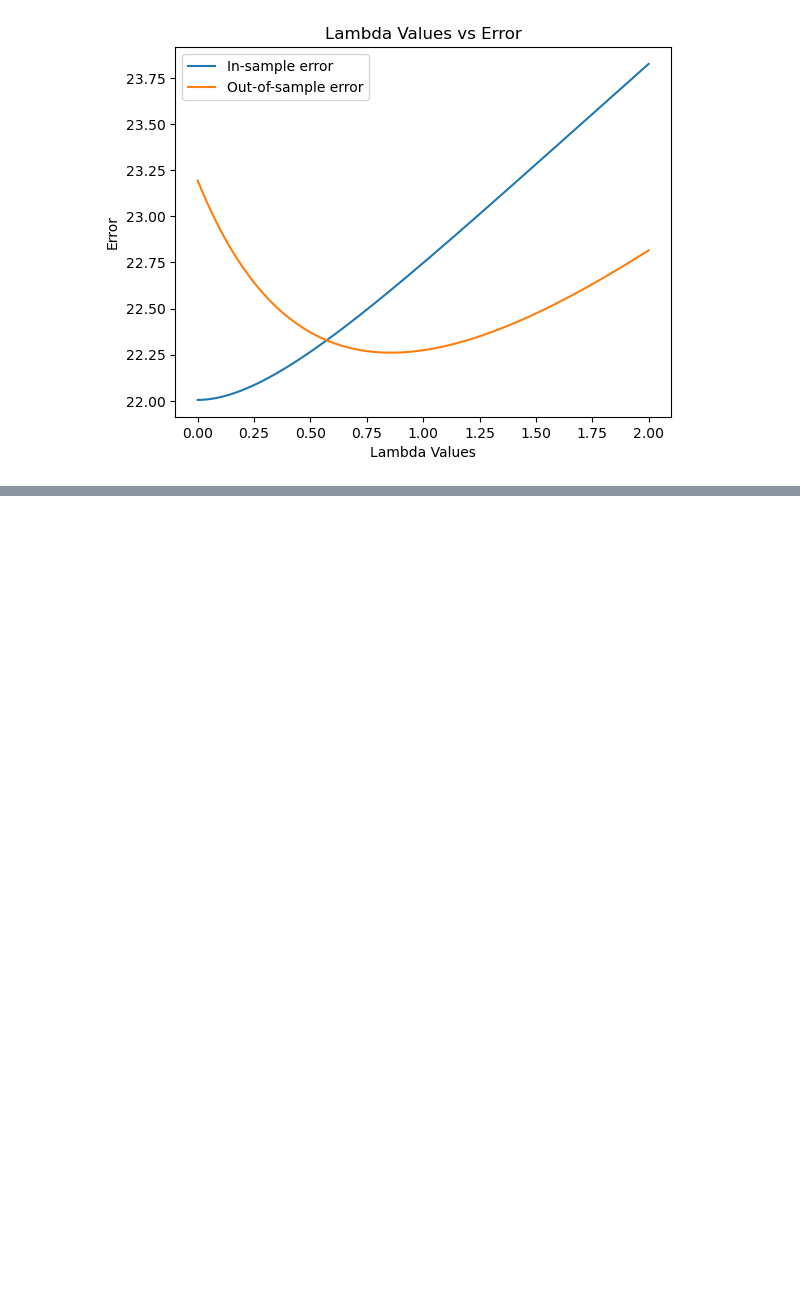
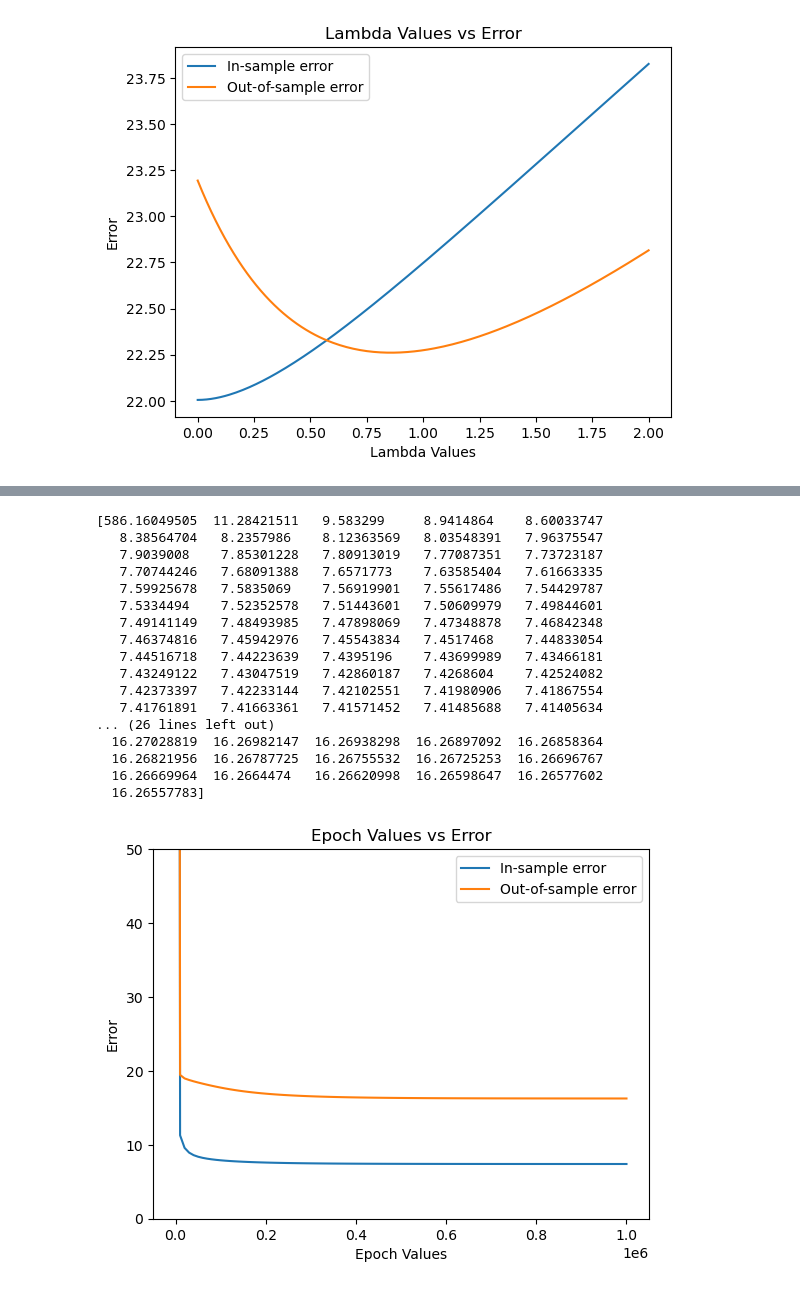
Before and after one commit to Noxolo1/cscd484, a Jupyter notebook: prog4/code_linear_regression/parameter_tuning.ipynb, the cells around one changed output, grey strips where cells are left out. Saved outputs shown, nothing was run; the diff lists cells and outputs as text; code cells hidden in the pictures; blank space fills up the shorter version.

```diff
--- a/prog4/code_linear_regression/parameter_tuning.ipynb
+++ b/prog4/code_linear_regression/parameter_tuning.ipynb
@@ -314,0 +382,52 @@ plt.show();
+# %%
+# 2c
+
+error_arr1 = np.zeros(101)
+error_arr2 = np.zeros(101)
+epoch_arr = np.arange(0, 1000001, 10000)
+z_r = 2
+lr = LR.LinearRegression()
+
+for i in range(0, 101):
+
+    # get new w vector with new epochs
+    # holding degree space, eta, and lambda constant
+    # with degree space = 1, eta = 0.01, lam = 0.1
+    lr.fit(X_train, y_train, CF = False, lam = 0.1, eta = 0.01, epochs = i*10000, degree = z_r)
+
+    error_arr1[i] = lr.error(X_train, y_train)
+    error_arr2[i] = lr.error(X_test, y_test)
+
+#print(lam_arr)
+#print(error_arr)
+
+#print(error_arr1)
+#print(error_arr2)
+plt.plot(epoch_arr, error_arr1, label = "In-sample error")
+plt.plot(epoch_arr, error_arr2, label = "Out-of-sample error")
+plt.xlabel('Epoch Values')
+plt.ylabel('Error')
+plt.title('Epoch Values vs Error')
+#plt.xlim(0, 0.3)
+plt.ylim(0, 50)
+plt.legend()
+plt.show();
+# %% [output]
+[586.16049505  11.28421511   9.583299     8.9414864    8.60033747
+   8.38564704   8.2357986    8.12363569   8.03548391   7.96375547
+   7.9039008    7.85301228   7.80913019   7.77087351   7.73723187
+   7.70744246   7.68091388   7.6571773    7.63585404   7.61663335
+   7.59925678   7.5835069    7.56919901   7.55617486   7.54429787
+   7.5334494    7.52352578   7.51443601   7.50609979   7.49844601
+   7.49141149   7.48493985   7.47898069   7.47348878   7.46842348
+   7.46374816   7.45942976   7.45543834   7.4517468    7.44833054
+   7.44516718   7.44223639   7.4395196    7.43699989   7.43466181
+   7.43249122   7.43047519   7.42860187   7.4268604    7.42524082
+   7.42373397   7.42233144   7.42102551   7.41980906   7.41867554
+   7.41761891   7.41663361   7.41571452   7.41485688   7.41405634
+... (26 lines left out)
+  16.27028819  16.26982147  16.26938298  16.26897092  16.26858364
+  16.26821956  16.26787725  16.26755532  16.26725253  16.26696767
+  16.26669964  16.2664474   16.26620998  16.26598647  16.26577602
+  16.26557783]
+[figure, added]
```
Also changed, not shown: parts of 12 cells of this notebook, 1 other file.
